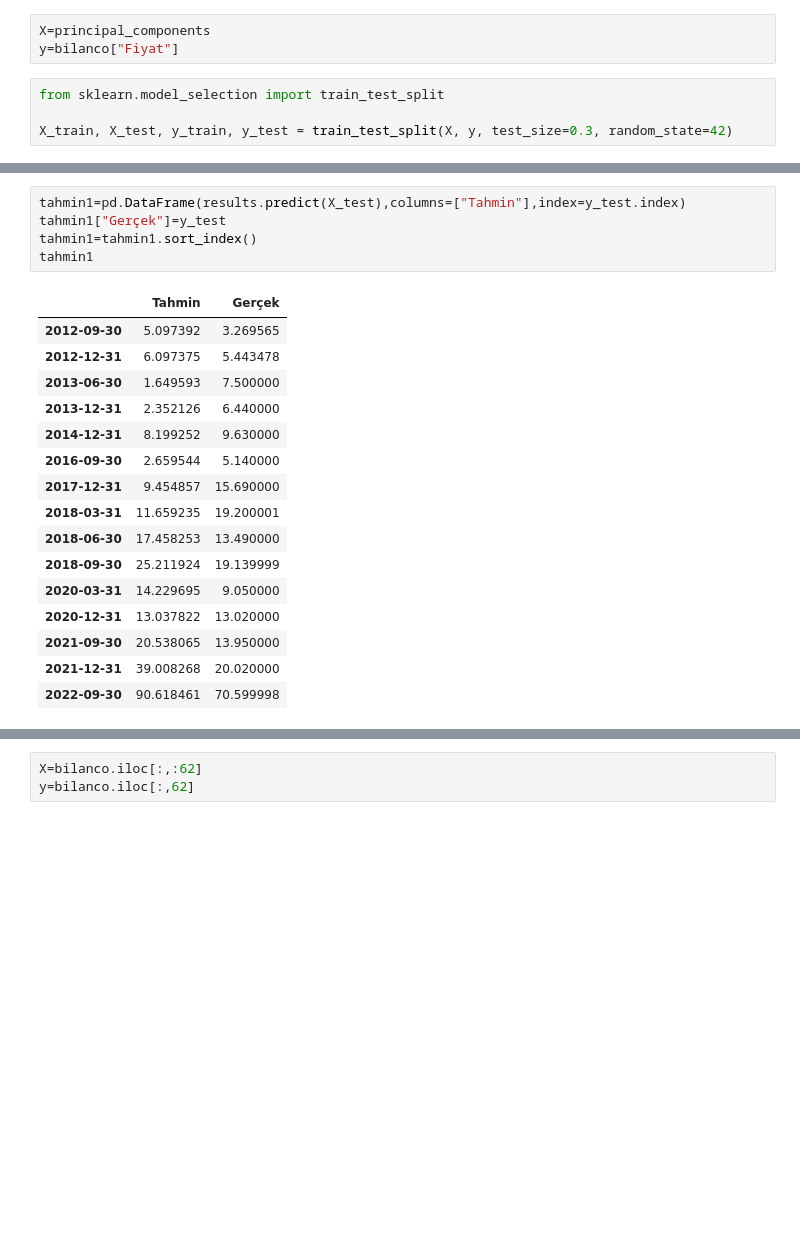
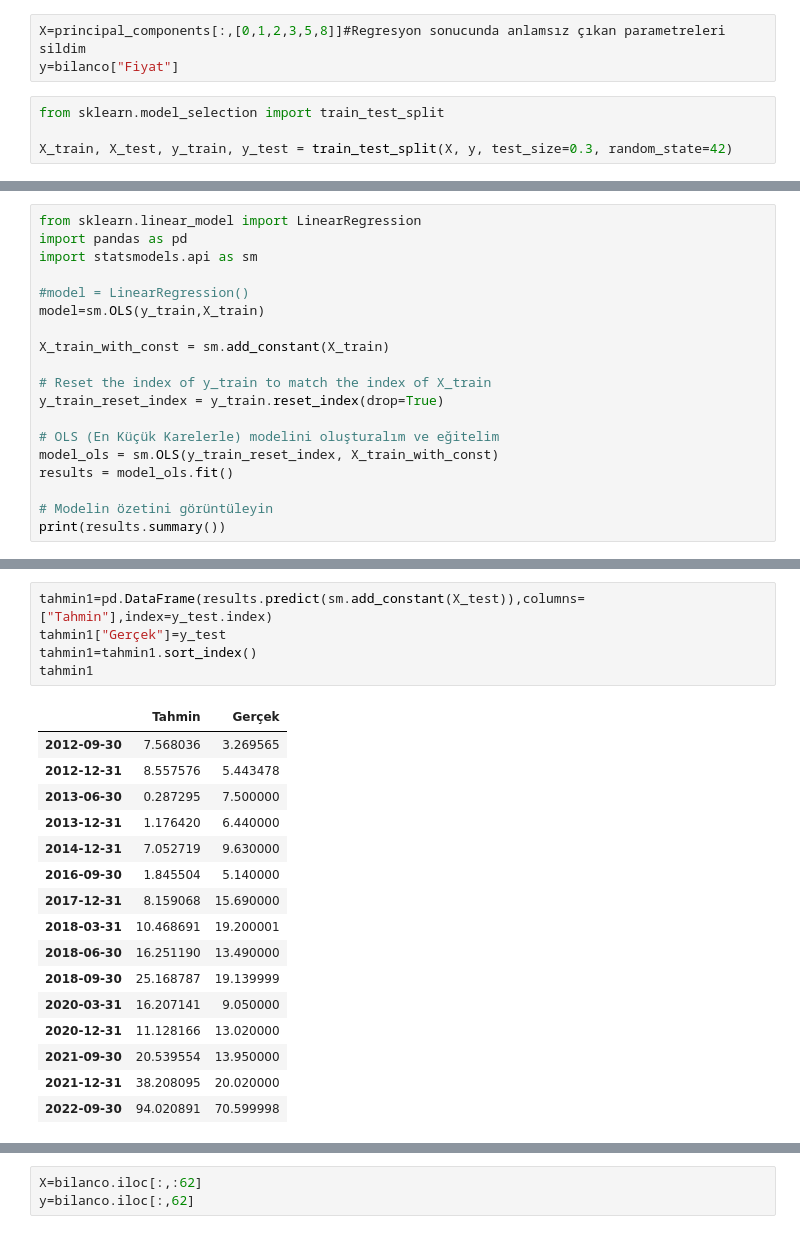
Before and after one commit to huseyinoymak/Hisse-Degerleme-Fiyat-Tahmini, a Jupyter notebook: thyaotahmin.ipynb, the cells around one changed output, grey strips where cells are left out. Saved outputs shown, nothing was run; the diff lists cells and outputs as text; blank space fills up the shorter version.

```diff
--- a/thyaotahmin.ipynb
+++ b/thyaotahmin.ipynb
@@ -304,5 +324,5 @@ array([0.79200621, 0.09862063, 0.02784999, 0.02412913, 0.01640219,
 # %%
-X=principal_components
+X=principal_components[:,[0,1,2,3,5,8]]#Regresyon sonucunda anlamsız çıkan parametreleri sildim
 y=bilanco["Fiyat"]
 # %%
 from sklearn.model_selection import train_test_split
@@ -329,0 +331,19 @@ results.score(X_train,y_train)
+# %%
+from sklearn.linear_model import LinearRegression
+import pandas as pd
+import statsmodels.api as sm
+
+#model = LinearRegression()
+model=sm.OLS(y_train,X_train)
+
+X_train_with_const = sm.add_constant(X_train)
+
+# Reset the index of y_train to match the index of X_train
+y_train_reset_index = y_train.reset_index(drop=True)
+
+# OLS (En Küçük Karelerle) modelini oluşturalım ve eğitelim
+model_ols = sm.OLS(y_train_reset_index, X_train_with_const)
+results = model_ols.fit()
+
+# Modelin özetini görüntüleyin
+print(results.summary())
@@ -330,25 +368,25 @@ results.score(X_train,y_train)
 # %%
-tahmin1=pd.DataFrame(results.predict(X_test),columns=["Tahmin"],index=y_test.index)
+tahmin1=pd.DataFrame(results.predict(sm.add_constant(X_test)),columns=["Tahmin"],index=y_test.index)
 tahmin1["Gerçek"]=y_test
 tahmin1=tahmin1.sort_index()
 tahmin1
 # %% [output]
 |  | Tahmin | Gerçek |
-| 2012-09-30 | 5.097392 | 3.269565 |
-| 2012-12-31 | 6.097375 | 5.443478 |
-| 2013-06-30 | 1.649593 | 7.500000 |
-| 2013-12-31 | 2.352126 | 6.440000 |
-| 2014-12-31 | 8.199252 | 9.630000 |
-| 2016-09-30 | 2.659544 | 5.140000 |
-| 2017-12-31 | 9.454857 | 15.690000 |
-| 2018-03-31 | 11.659235 | 19.200001 |
-| 2018-06-30 | 17.458253 | 13.490000 |
-| 2018-09-30 | 25.211924 | 19.139999 |
-| 2020-03-31 | 14.229695 | 9.050000 |
-| 2020-12-31 | 13.037822 | 13.020000 |
-| 2021-09-30 | 20.538065 | 13.950000 |
-| 2021-12-31 | 39.008268 | 20.020000 |
-| 2022-09-30 | 90.618461 | 70.599998 |
+| 2012-09-30 | 7.568036 | 3.269565 |
+| 2012-12-31 | 8.557576 | 5.443478 |
+| 2013-06-30 | 0.287295 | 7.500000 |
+| 2013-12-31 | 1.176420 | 6.440000 |
+| 2014-12-31 | 7.052719 | 9.630000 |
+| 2016-09-30 | 1.845504 | 5.140000 |
+| 2017-12-31 | 8.159068 | 15.690000 |
+| 2018-03-31 | 10.468691 | 19.200001 |
+| 2018-06-30 | 16.251190 | 13.490000 |
+| 2018-09-30 | 25.168787 | 19.139999 |
+| 2020-03-31 | 16.207141 | 9.050000 |
+| 2020-12-31 | 11.128166 | 13.020000 |
+| 2021-09-30 | 20.539554 | 13.950000 |
+| 2021-12-31 | 38.208095 | 20.020000 |
+| 2022-09-30 | 94.020891 | 70.599998 |
 # %%
 import matplotlib.pyplot as plt
 plt.plot(tahmin1["Tahmin"],label="Tahmin")
```
Also changed, not shown: parts of 9 cells of this notebook, 1 other file.
